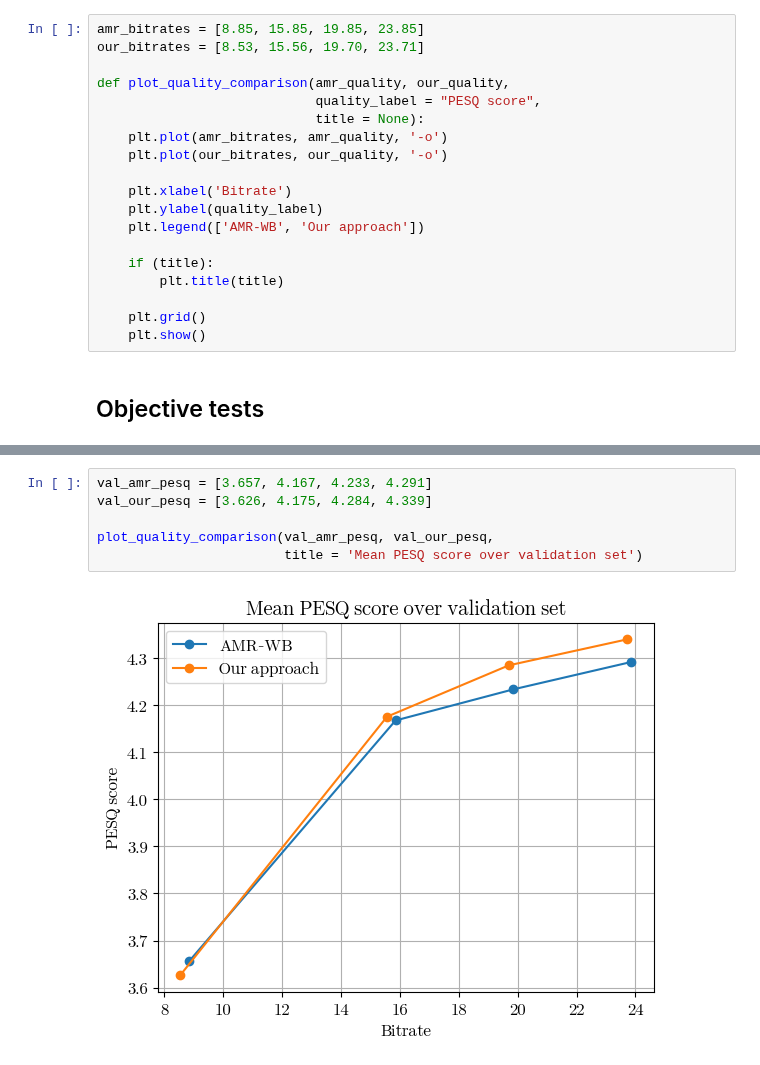
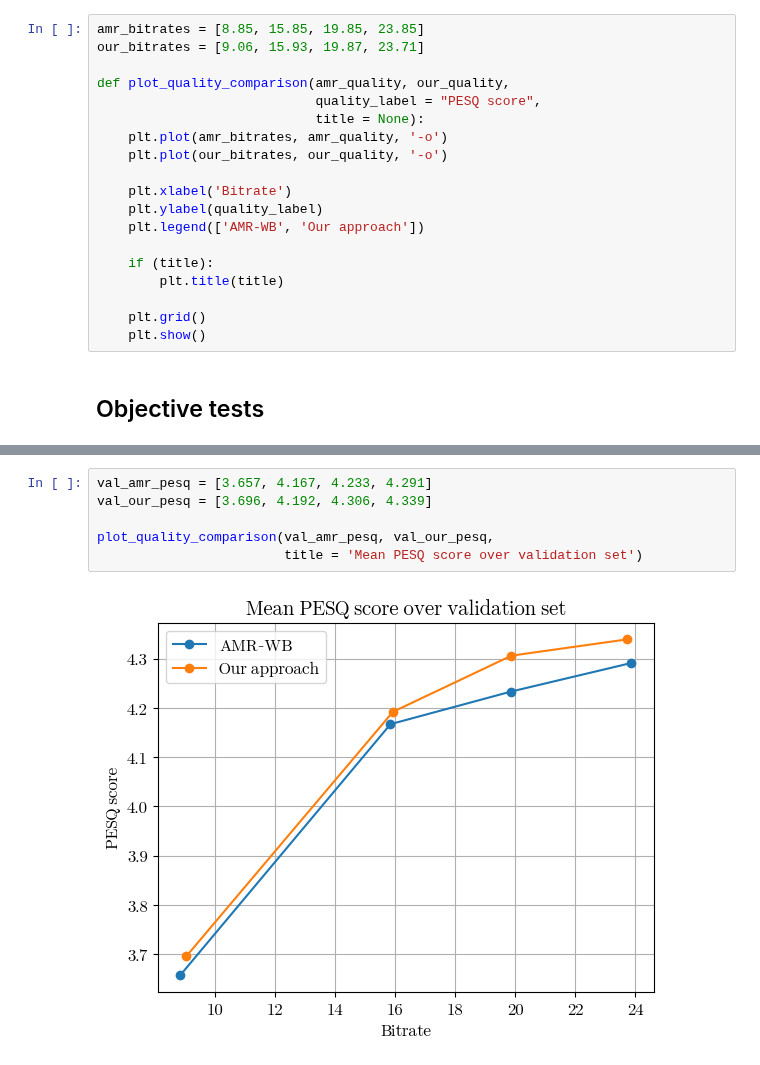
Before and after one commit to sri-kankanahalli/autoencoder-speech-compression, a Jupyter notebook: Visualizations.ipynb, the cells around one changed output, grey strips where cells are left out. Saved outputs shown, nothing was run; the diff lists cells and outputs as text.

```diff
--- a/Visualizations.ipynb
+++ b/Visualizations.ipynb
@@ -226,7 +239,7 @@ plt.show()
 # Coder vs. AMR-WB
 # %%
 amr_bitrates = [8.85, 15.85, 19.85, 23.85]
-our_bitrates = [8.53, 15.56, 19.70, 23.71]
+our_bitrates = [9.06, 15.93, 19.87, 23.71]
 
 def plot_quality_comparison(amr_quality, our_quality,
                             quality_label = "PESQ score",
@@ -256,10 +269,10 @@ plot_quality_comparison(train_amr_pesq, train_our_pesq,
 # %%
 val_amr_pesq = [3.657, 4.167, 4.233, 4.291]
-val_our_pesq = [3.626, 4.175, 4.284, 4.339]
+val_our_pesq = [3.696, 4.192, 4.306, 4.339]
 
 plot_quality_comparison(val_amr_pesq, val_our_pesq,
                         title = 'Mean PESQ score over validation set')
 # %% [output]
-[figure, old version]
+[figure, new version]
 # %%
 test_amr_pesq = [3.521, 4.063, 4.145, 4.178]
```
Also changed, not shown: parts of 4 cells of this notebook, 18 other files.
